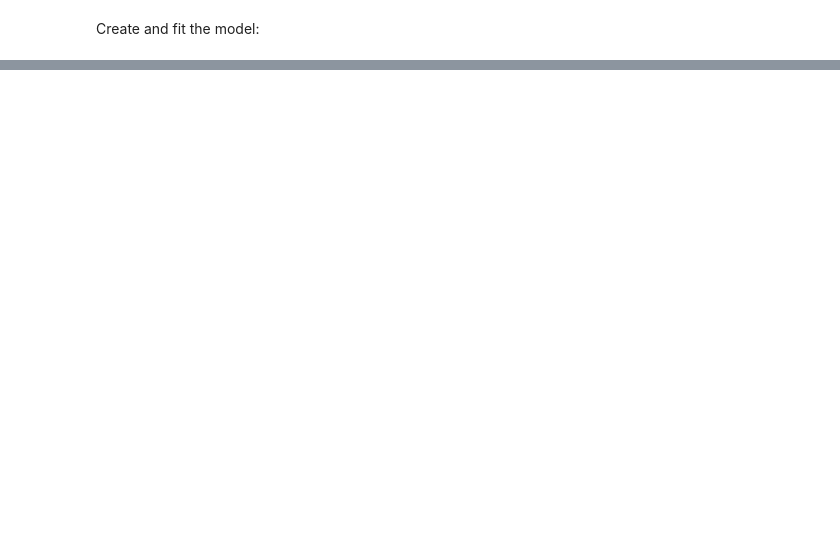
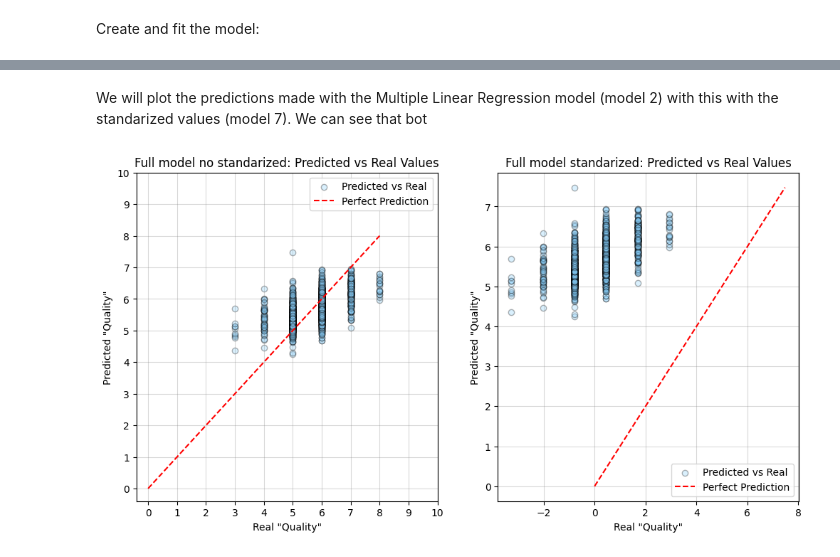
Before and after one commit to Laura-Alonso/machine-learning, a Jupyter notebook: supervised-learning/linear-regression/linear-regression.ipynb, the cells around one changed output, grey strips where cells are left out. Drawn from its saved outputs; the diff is of its cells as text; code cells hidden in the pictures; blank space fills up the shorter version.

```diff
--- a/supervised-learning/linear-regression/linear-regression.ipynb
+++ b/supervised-learning/linear-regression/linear-regression.ipynb
@@ -1725,0 +1832,8 @@ print(df_train_features_stand)
+# %%
+scaler = StandardScaler()
+
+df_features_stand = scaler.fit_transform(df_features)
+df_target_stand = scaler.fit_transform(df_target)
+
+print("Features standarized: \n", df_features_stand[0][0:])
+print("Target standarize: \n", df_target_stand[0][0:3])
@@ -1793,7 +1954,7 @@ $$
 $$
 # %%
-model_stand_y = pd.DataFrame(model_stand.predict(df_train_features_stand),
-                      index=df_train_features_stand.index,
-                      columns=['Standarized model'])
+model7_y = pd.DataFrame(model7.predict(df_features_stand),
+                        index=df_features_stand.index,
+                        columns=['Standarized model'])
 
-print("Quality predicted value for the first case:", model_stand_y.sort_index().head(1))
+print("Quality predicted value for the first case:", model7_y.sort_index().round(3).head(1))
@@ -1799,0 +1964,64 @@ print("Quality predicted value for the first case:", model_stand_y.sort_index().
+# %% [markdown]
+We will plot the predictions made with the Multiple Linear Regression model (model 2) with this with the standarized values (model 7). We can see that bot
+# %%
+plt.figure(figsize=(12, 6))
+
+
+# Plot model 2
+plt.subplot(1, 2, 1)
+
+plt.scatter(df_target.sort_index(),     # Real value
+            model2_y.sort_index(),      # Predicted
+            color='lightskyblue',
+            edgecolor = "black",
+            label='Predicted vs Real',
+            alpha = 0.3)
+
+# Plot a diagonal line representing perfect predictions and customize
+max_val = max(np.max(df_target), np.max(model2_y))
+plt.plot([0, max_val], [0, max_val],
+         color='red',
+         linestyle='--',
+         label='Perfect Prediction')
+
+plt.xticks(np.arange(0,10+1, 1))
+plt.yticks(np.arange(0,10+1, 1))
+plt.xlabel('Real "Quality"')
+plt.ylabel('Predicted "Quality"')
+plt.title('Full model no standarized: Predicted vs Real Values')
+plt.legend()
+plt.grid(color = "gray",
+         alpha = 0.3)
+
+
+
+# Plot model 7
+plt.subplot(1, 2, 2)
+
+plt.scatter(df_target_stand.sort_index(),     # Real value
+                model7_y.sort_index(),      # Predicted
+                color='lightskyblue',
+                edgecolor = "black",
+                label='Predicted vs Real',
+                alpha = 0.3)
+
+# Plot a diagonal line representing perfect predictions and customize
+max_val = max(np.max(df_target_stand), np.max(model7_y))
+plt.plot([0, max_val], [0, max_val],
+         color='red',
+         linestyle='--',
+         label='Perfect Prediction')
+
+#plt.xticks(np.arange(0,10+1, 1))
+#plt.yticks(np.arange(0,10+1, 1))
+plt.xlabel('Real "Quality"')
+plt.ylabel('Predicted "Quality"')
+plt.title('Full model standarized: Predicted vs Real Values')
+plt.legend()
+plt.grid(color = "gray",
+         alpha = 0.3)
+
+
+plt.show()
+# %% [output]
+[figure, added]
```
Also changed, not shown: parts of 31 cells of this notebook.
